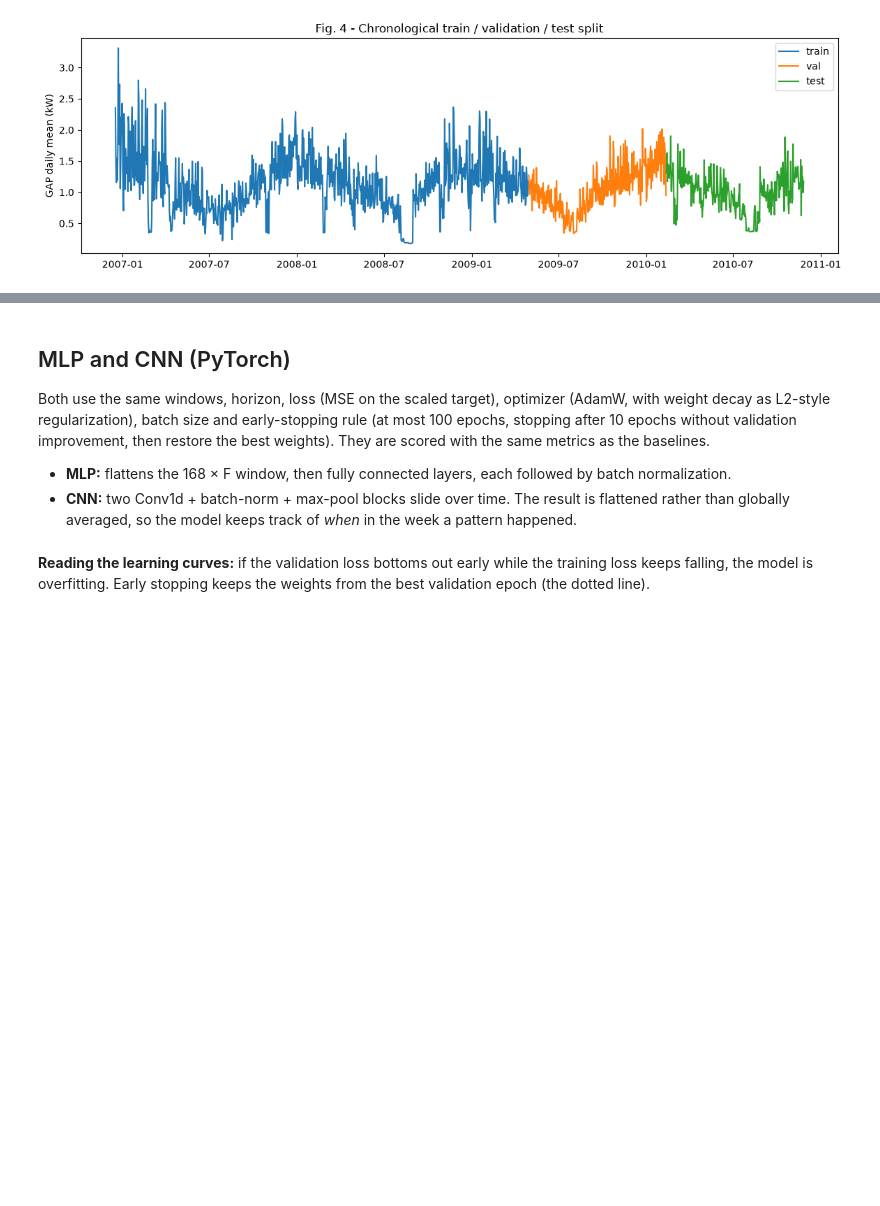
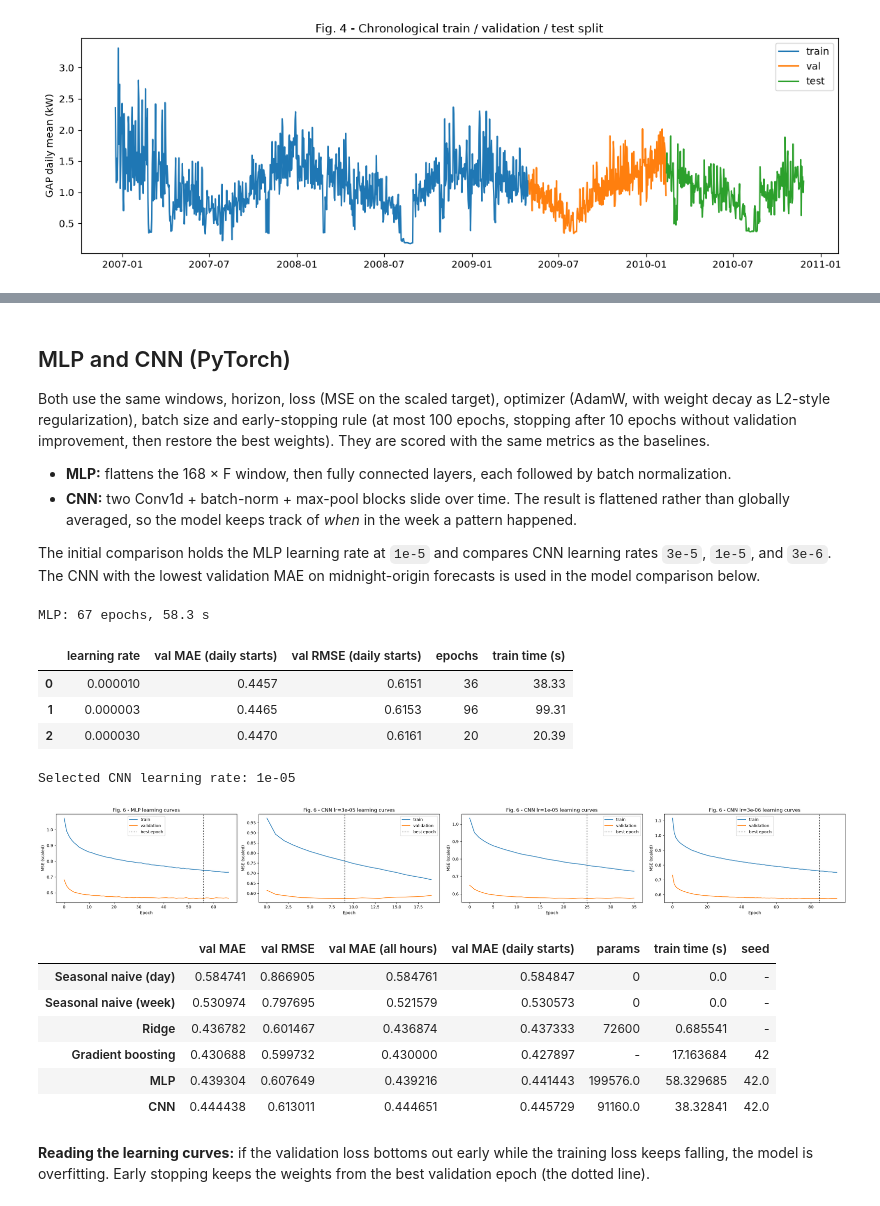
Before and after one commit to ahazen1/AISE4010, a Jupyter notebook: AISE4010_Project_Group11.ipynb, the cells around one changed output, grey strips where cells are left out. Saved outputs shown, nothing was run; the diff lists cells and outputs as text; code cells hidden in the pictures; blank space fills up the shorter version.

Commit message:
Adjusted Models to reduce overfitting

```diff
--- a/AISE4010_Project_Group11.ipynb
+++ b/AISE4010_Project_Group11.ipynb
@@ -422,7 +464,7 @@ def make_windows(start, end):
 
 def prepare(variant, drop):
     """Scale the inputs and build the windows for one seasonal baseline and column set (sets the globals used below)."""
-    global FEATURES, TARGET_IDX, x_scaler, X_all, data, base, measured, Y_kw, X_train, y_train, X_val, y_val
+    global FEATURES, TARGET_IDX, x_scaler, X_all, data, base, measured, daily_origin, Y_kw, X_train, y_train, X_val, y_val
     frame = features.drop(columns=drop)
     target_col = TARGET
     if variant != 'none':
@@ -437,6 +479,7 @@ def prepare(variant, drop):
     hours = {s: t[:, None] + np.arange(HORIZON) for s, (_, _, t) in data.items()}  # row index of every target hour
     base = {s: seasonal_base[variant][h] for s, h in hours.items()}
     measured = {s: ~imputed.to_numpy()[h] for s, h in hours.items()}
+    daily_origin = {s: features.index[t].hour.to_numpy() == 0 for s, (_, _, t) in data.items()}
     Y_kw = {s: to_kw(y, s) for s, (_, y, _) in data.items()}
 
     X_train, y_train, t_train = data['train']
@@ -496,8 +543,10 @@ def prediction(name, split):
 def score(split):
     rows = {}
     for name in predictors:
+        daily_mask = measured[split] & daily_origin[split][:, None]
         rows[name] = evaluate(Y_kw[split], prediction(name, split), measured[split])
         rows[name]['MAE (all hours)'] = evaluate(Y_kw[split], prediction(name, split))['MAE']
+        rows[name]['MAE (daily starts)'] = evaluate(Y_kw[split], prediction(name, split), daily_mask)['MAE']
     return pd.DataFrame(rows).T.add_prefix(f'{split} ')
 
 def table(*splits):
@@ -516,7 +565,8 @@ def fit_ridge(alphas=(1e2, 1e3, 1e4, 1e5, 1e6)):
         start = time.perf_counter()
         model = Ridge(alpha=alpha).fit(Xf_train, y_train)
         secs = time.perf_counter() - start
-        mae = evaluate(Y_kw['val'], to_kw(model.predict(Xf_val), 'val'), measured['val'])['MAE']
+        daily_mask = measured['val'] & daily_origin['val'][:, None]
+        mae = evaluate(Y_kw['val'], to_kw(model.predict(Xf_val), 'val'), daily_mask)['MAE']
         if best is None or mae < best[0]:
             best = (mae, alpha, model, secs)
     return best
@@ -579,6 +659,8 @@ table('val')
 Both use the same windows, horizon, loss (MSE on the scaled target), optimizer (AdamW, with weight decay as L2-style regularization), batch size and early-stopping rule (at most 100 epochs, stopping after 10 epochs without validation improvement, then restore the best weights). They are scored with the same metrics as the baselines.
 * **MLP:** flattens the 168 × F window, then fully connected layers, each followed by batch normalization.
 * **CNN:** two Conv1d + batch-norm + max-pool blocks slide over time. The result is flattened rather than globally averaged, so the model keeps track of *when* in the week a pattern happened.
+
+The initial comparison holds the MLP learning rate at `1e-5` and compares CNN learning rates `3e-5`, `1e-5`, and `3e-6`. The CNN with the lowest validation MAE on midnight-origin forecasts is used in the model comparison below.
 # %%
 import copy
 from torch import nn
@@ -613,9 +695,9 @@ class CNN(nn.Module):
 # Grid-search spaces per model family (used in the grid search section)
 MODEL_SPECS = {
     'MLP': (MLP, {'hidden': [32, 64], 'layers': [1, 2], 'dropout': [0.2, 0.5],
-                  'lr': [3e-4, 1e-4], 'batch_size': [128, 256], 'weight_decay': [1e-2, 1e-1]}),
+                  'lr': [3e-4, 1e-6], 'batch_size': [128, 256], 'weight_decay': [1e-2, 1e-1]}),
     'CNN': (CNN, {'filters': [16, 32, 64], 'kernel': [3, 5], 'dropout': [0.2, 0.5],
-                  'lr': [3e-4, 1e-4], 'batch_size': [128, 256], 'weight_decay': [1e-2, 1e-1]}),
+                  'lr': [3e-5, 1e-5, 3e-6], 'batch_size': [128, 256], 'weight_decay': [1e-2, 1e-1]}),
 }
 
 def count_params(model):
@@ -667,23 +749,70 @@ def fit(build, train, val, lr=1e-3, batch_size=BATCH, weight_decay=1e-2, max_epo
     return model, history, time.perf_counter() - start
 # %%
 histories = {}
-for name, (cls, _) in MODEL_SPECS.items():
-    model, histories[name], secs = fit(cls, (X_train, y_train), (X_val, y_val))
-    register_model(name, model, secs)
-    print(f'{name}: {len(histories[name]["val"])} epochs, {secs:.1f} s')
+mlp_cls = MODEL_SPECS['MLP'][0]
+mlp, histories['MLP'], mlp_secs = fit(
+    mlp_cls, (X_train, y_train), (X_val, y_val), lr=1e-5
+)
+register_model('MLP', mlp, mlp_secs)
+print(f'MLP: {len(histories["MLP"]["val"])} epochs, {mlp_secs:.1f} s')
+
+cnn_cls = MODEL_SPECS['CNN'][0]
+cnn_runs, cnn_lr_trials = {}, []
+daily_mask = measured['val'] & daily_origin['val'][:, None]
+for lr in (3e-5, 1e-5, 3e-6):
+    model, history, secs = fit(
+        cnn_cls, (X_train, y_train), (X_val, y_val), lr=lr
+    )
+    histories[f'CNN lr={lr:g}'] = history
+    pred = to_kw(predict(model, X_val), 'val')
+    metrics = evaluate(Y_kw['val'], pred, daily_mask)
+    cnn_runs[lr] = (model, secs)
+    cnn_lr_trials.append({
+        'learning rate': lr,
+        'val MAE (daily starts)': metrics['MAE'],
+        'val RMSE (daily starts)': metrics['RMSE'],
+        'epochs': len(history['val']),
+        'train time (s)': secs,
+    })
+
+cnn_lr_results = pd.DataFrame(cnn_lr_trials).sort_values('val MAE (daily starts)')
+display(cnn_lr_results.reset_index(drop=True).round({
+    'val MAE (daily starts)': 4,
+    'val RMSE (daily starts)': 4,
+    'train time (s)': 2,
+}))
+best_cnn_lr = float(cnn_lr_results.iloc[0]['learning rate'])
+best_cnn, best_cnn_secs = cnn_runs[best_cnn_lr]
+register_model('CNN', best_cnn, best_cnn_secs)
+print(f'Selected CNN learning rate: {best_cnn_lr:g}')
 
 fig, axes = plt.subplots(1, len(histories), figsize=(7 * len(histories), 4), squeeze=False)
 for ax, (name, hist) in zip(axes[0], histories.items()):
     ax.plot(hist['train'], label='train')
     ax.plot(hist['val'], label='validation')
     ax.axvline(int(np.argmin(hist['val'])), color='k', ls=':', label='best epoch')
     ax.set(xlabel='Epoch', ylabel='MSE (scaled)', title=f'Fig. 6 - {name} learning curves')
     ax.legend()
 plt.tight_layout()
 plt.show()
 
 val_scores = table('val')
 val_scores
+# %% [output]
+MLP: 67 epochs, 58.3 s
+|  | learning rate | val MAE (daily starts) | val RMSE (daily starts) | epochs | train time (s) |
+| 0 | 0.000010 | 0.4457 | 0.6151 | 36 | 38.33 |
+| 1 | 0.000003 | 0.4465 | 0.6153 | 96 | 99.31 |
+| 2 | 0.000030 | 0.4470 | 0.6161 | 20 | 20.39 |
+Selected CNN learning rate: 1e-05
+[figure, added]
+|  | val MAE | val RMSE | val MAE (all hours) | val MAE (daily starts) | params | train time (s) | seed |
+| Seasonal naive (day) | 0.584741 | 0.866905 | 0.584761 | 0.584847 | 0 | 0.0 | - |
+| Seasonal naive (week) | 0.530974 | 0.797695 | 0.521579 | 0.530573 | 0 | 0.0 | - |
+| Ridge | 0.436782 | 0.601467 | 0.436874 | 0.437333 | 72600 | 0.685541 | - |
+| Gradient boosting | 0.430688 | 0.599732 | 0.430000 | 0.427897 | - | 17.163684 | 42 |
+| MLP | 0.439304 | 0.607649 | 0.439216 | 0.441443 | 199576.0 | 58.329685 | 42.0 |
+| CNN | 0.444438 | 0.613011 | 0.444651 | 0.445729 | 91160.0 | 38.32841 | 42.0 |
 # %% [markdown]
 **Reading the learning curves:** if the validation loss bottoms out early while the training loss keeps falling, the model is overfitting. Early stopping keeps the weights from the best validation epoch (the dotted line).
 # %% [markdown]
```
Also changed, not shown: parts of 23 cells of this notebook, 1 other file.
